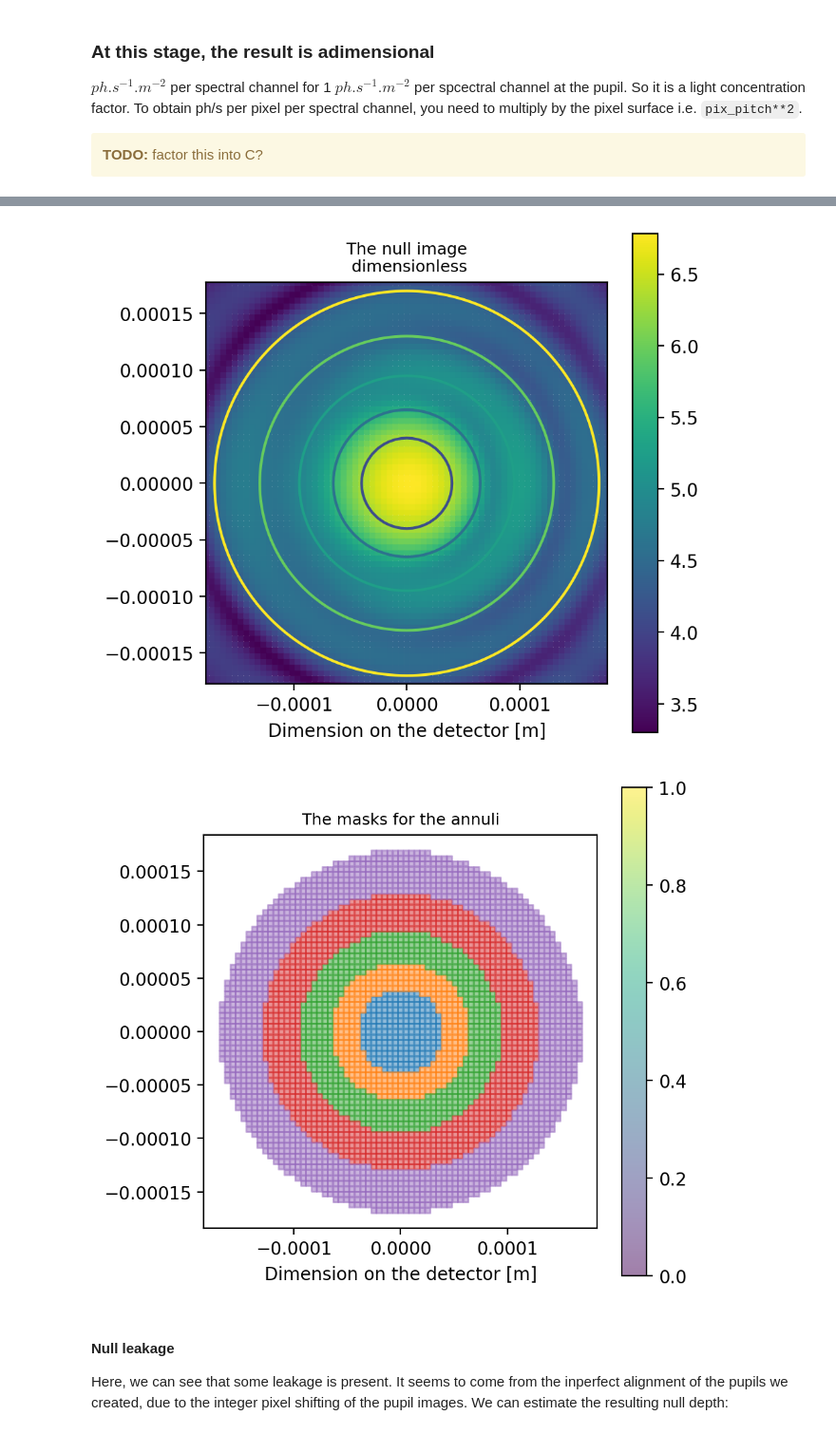
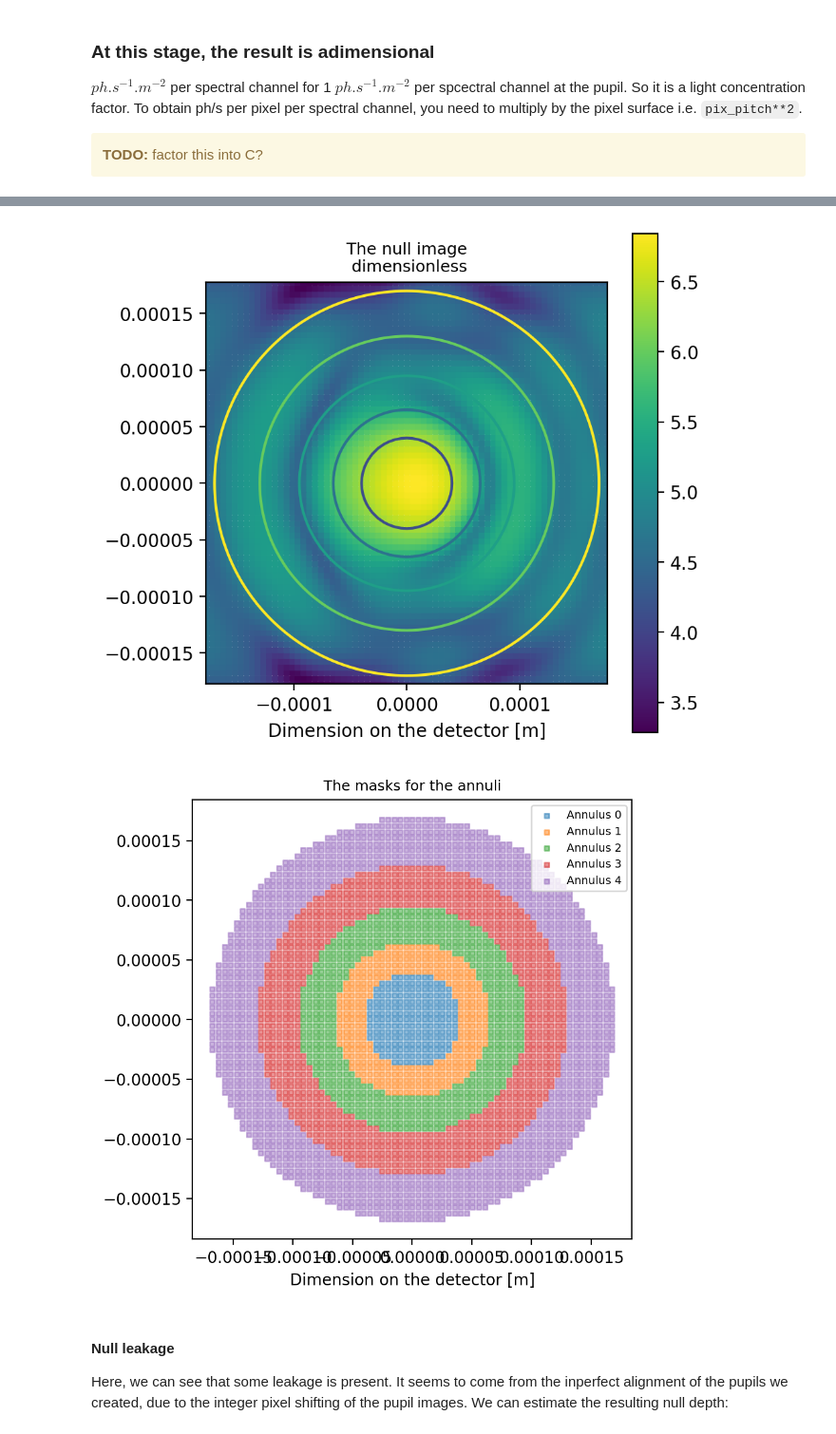
Before and after one commit to rlaugier/nifits, a Jupyter notebook: examples/lbti_test_3.ipynb, the cells around one changed output, grey strips where cells are left out. Shown at 95% size. Cells and saved outputs as stored; diff of their text form; code cells hidden in the pictures.

````diff
--- a/examples/lbti_test_3.ipynb
+++ b/examples/lbti_test_3.ipynb
@@ -67,9 +67,9 @@ The created model is stored into a `kpo.kpi` object for pure convenience. `kpi`
 
 For the `subap_pitch`, it is mandatory to satisfy $\frac{\lambda}{2b}\geq \rho_{max}$ where $\rho_{max}$ is the fov radius. It is recommended to us a pitch that is an integer fraction of the baseline.
 # %%
-subap_pitch = 0.480112 # 0.72016
+subap_pitch = 0.72016 # 0.480112 # 0.72016
 model = xara.create_discrete_model(apert=cpup,step=subap_pitch, #0.30
-                                ppscale=ppscale, binary=False, tmin=0.2)
+                                ppscale=ppscale, binary=False, tmin=0.02)
 # %%
 mykpo = saro.KPO(array=model, )
 mykpo.CWAVEL = 10.0e-6
@@ -367,7 +369,7 @@ The plate scale is 18mas/pix (Defrere et al 2016).
 
 ```Le premier rayon considéré est pour la HWHM de la PSF des télescopes (donc 0.5 lambda/D avec lambda=11µm et D=8.4m). Ca donne un rayon de 140mas ce qui correspond à 8pix (1pix=17.5mas). Les autres rayons sont choisis arbitrairement à 13,19,26 et 34 pixels```
 # %%
-##### fluxdens = 1.
+fluxdens = 1.
 res = 71
 pixel_pitch = 5.0e-6 # [m]
 halfwidth = pixel_pitch*res/2
@@ -471,21 +473,23 @@ plt.xlabel("Dimension on the detector [m]")
 plt.title("The null image\n dimensionless", fontsize=9)
 plt.show()
 # %% [output]
-[figure, old version]
+[figure, new version]
 # %%
 # gn = C.dot(x * cpx_mask.T)
 gn = dot_all_wl(C, x * cpx_mask)
 plt.figure(dpi=200, figsize=(5,5))
-for akflat in Kflat:
-    plt.scatter(xx.flatten()[akflat>0], yy.flatten()[akflat>0], s=7., marker="s", alpha=0.5)
-plt.colorbar()
+for i, akflat in enumerate(Kflat):
+    plt.scatter(xx.flatten()[akflat>0], yy.flatten()[akflat>0], s=7., marker="s", alpha=0.5,
+               label=f"Annulus {i}")
+# plt.colorbar()
 # plt.contour(rhos, levels=radii, extent=[np.min(xx), np.max(xx), np.min(yy), np.max(yy)])
 plt.gca().set_aspect("equal")
+plt.legend(fontsize=7)
 plt.xlabel("Dimension on the detector [m]")
 plt.title("The masks for the annuli", fontsize=9)
 plt.show()
 # %% [output]
-[figure, old version]
+[figure, new version]
 # %% [markdown]
 #### Null leakage
 
````
Also changed, not shown: parts of 12 cells of this notebook, 3 other files.
